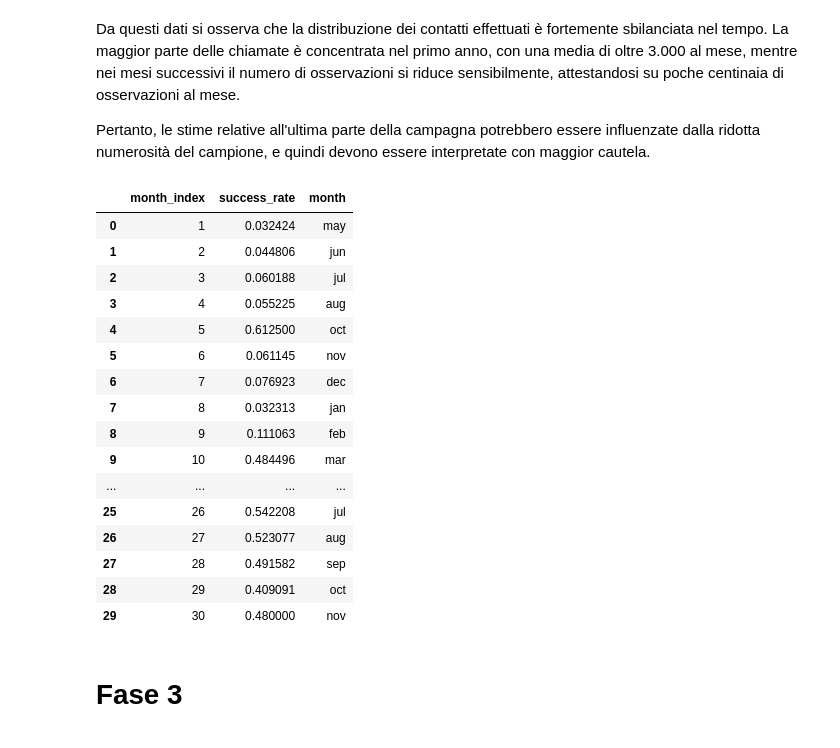
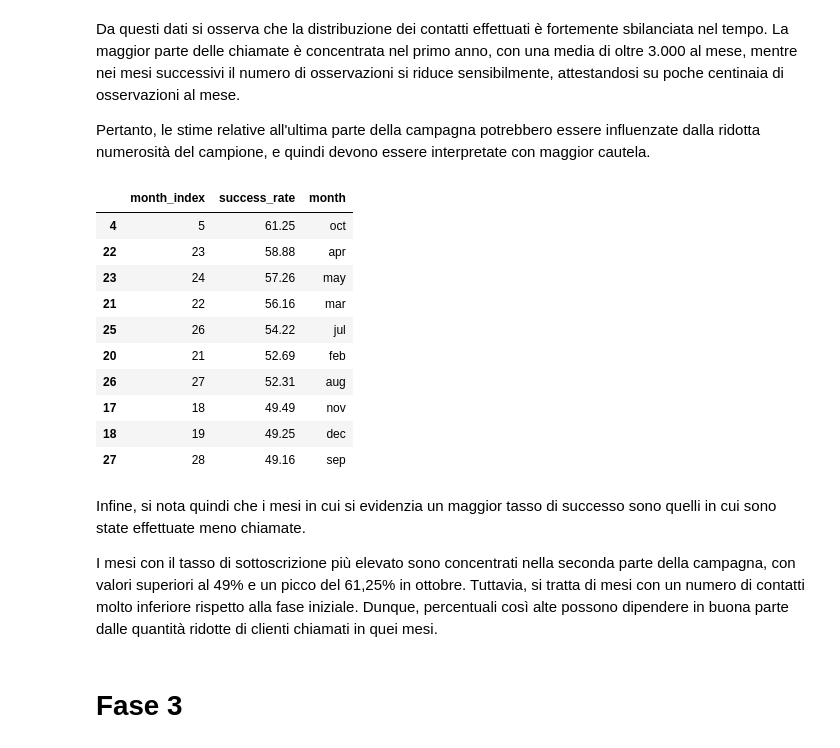
Before and after one commit to ariannab02/Progetto-IntroDSePC-Gruppo-14, a Jupyter notebook: 1_Progetto_IntroDSePC_gruppo_14.ipynb, the cells around one changed output. Cells and saved outputs as stored; diff of their text form; code cells hidden in the pictures.

```diff
--- a/1_Progetto_IntroDSePC_gruppo_14.ipynb
+++ b/1_Progetto_IntroDSePC_gruppo_14.ipynb
@@ -936,2 +952,0 @@ Dopo aver convertito 'y' in 'y_numerica' possiamo calcolare l'indice di correlaz
-# %%
-bank['education_numeric'] = bank['education'].map({'primary': 0, 'secondary': 1, 'tertiary': 2})
@@ -1592,35 +1778,34 @@ Da questi dati si osserva che la distribuzione dei contatti effettuati è fortem
 
 Pertanto, le stime relative all'ultima parte della campagna potrebbero essere influenzate dalla ridotta numerosità del campione, e quindi devono essere interpretate con maggior cautela.
 # %%
-# Create a mapping from month_index to month name
+### Create a mapping from month_index to month name
+success_rate_by_month_index = bank.groupby("month_index")["y_numeric"].mean().mul(100).round(2)
 month_index_to_name = bank[['month_index', 'month']].drop_duplicates().set_index('month_index')['month']
 
 # Convert the success_rate_by_month_index Series to a DataFrame for easier merging
 success_rate_df = success_rate_by_month_index.reset_index()
 success_rate_df.columns = ['month_index', 'success_rate']
 
 # Merge with the month names and sort by success rate
 success_rate_with_names = success_rate_df.merge(month_index_to_name.rename('month'), left_on='month_index', right_index=True)
-#success_rate_with_names = success_rate_with_names.sort_values(by='success_rate', ascending=False)
+success_rate_with_names = success_rate_with_names.sort_values(by='success_rate', ascending=False)
 
-success_rate_with_names.head(30)
+success_rate_with_names.head(10)
 # %% [output]
 |  | month_index | success_rate | month |
-| 0 | 1 | 0.032424 | may |
-| 1 | 2 | 0.044806 | jun |
-| 2 | 3 | 0.060188 | jul |
-| 3 | 4 | 0.055225 | aug |
-| 4 | 5 | 0.612500 | oct |
-| 5 | 6 | 0.061145 | nov |
-| 6 | 7 | 0.076923 | dec |
-| 7 | 8 | 0.032313 | jan |
-| 8 | 9 | 0.111063 | feb |
-| 9 | 10 | 0.484496 | mar |
-| ... | ... | ... | ... |
-| 25 | 26 | 0.542208 | jul |
-| 26 | 27 | 0.523077 | aug |
-| 27 | 28 | 0.491582 | sep |
-| 28 | 29 | 0.409091 | oct |
-| 29 | 30 | 0.480000 | nov |
+| 4 | 5 | 61.25 | oct |
+| 22 | 23 | 58.88 | apr |
+| 23 | 24 | 57.26 | may |
+| 21 | 22 | 56.16 | mar |
+| 25 | 26 | 54.22 | jul |
+| 20 | 21 | 52.69 | feb |
+| 26 | 27 | 52.31 | aug |
+| 17 | 18 | 49.49 | nov |
+| 18 | 19 | 49.25 | dec |
+| 27 | 28 | 49.16 | sep |
+# %% [markdown]
+Infine, si nota quindi che i mesi in cui si evidenzia un maggior tasso di successo sono quelli in cui sono state effettuate meno chiamate.
+
+I mesi con il tasso di sottoscrizione più elevato sono concentrati nella seconda parte della campagna, con valori superiori al 49% e un picco del 61,25% in ottobre. Tuttavia, si tratta di mesi con un numero di contatti molto inferiore rispetto alla fase iniziale. Dunque, percentuali così alte possono dipendere in buona parte dalle quantità ridotte di clienti chiamati in quei mesi.
 # %% [markdown]
 # Fase 3
```
Also changed, not shown: parts of 240 cells of this notebook.
